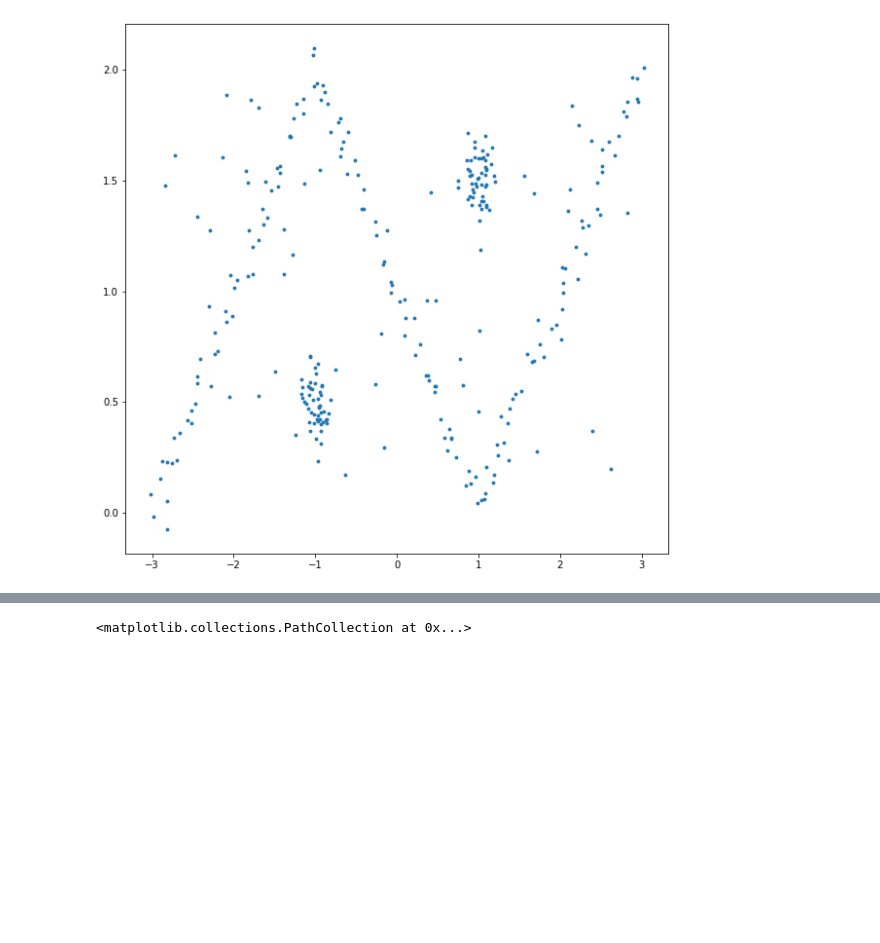
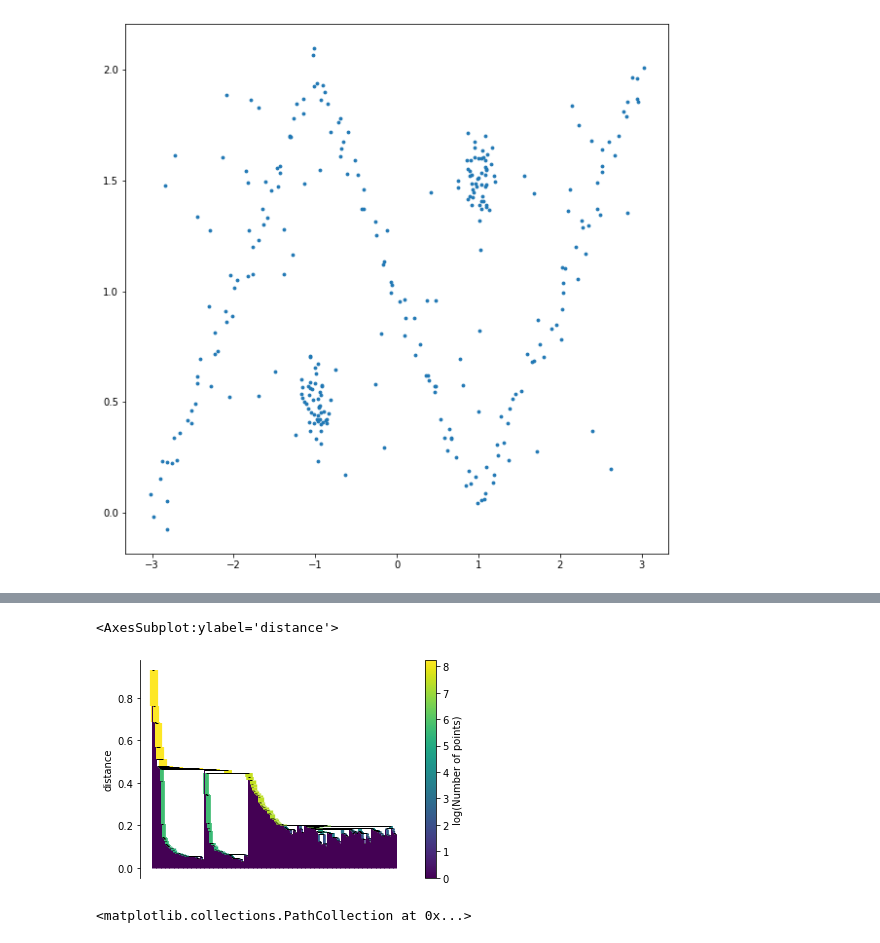
Before and after one commit to Said-bachar/TP-Clustering, a Jupyter notebook: TP Clustering 5e SDBD - Part 2.ipynb, the cells around one changed output, grey strips where cells are left out. Drawn from its saved outputs; the diff is of its cells as text; code cells hidden in the pictures; blank space fills up the shorter version.

```diff
--- a/TP Clustering 5e SDBD - Part 2.ipynb
+++ b/TP Clustering 5e SDBD - Part 2.ipynb
@@ -185,5 +203,12 @@ runtime =  18.2 ms
 <matplotlib.collections.PathCollection at 0x...>
 [figure]
+# %%
+#Build the cluster hierarchy :
+
+clusterer.single_linkage_tree_.plot(cmap='viridis', colorbar=True)
+# %% [output]
+<AxesSubplot:ylabel='distance'>
+[figure, added]
 # %%
    # 2 - zgo.data :
 
```
Also changed, not shown: parts of 39 cells of this notebook.
